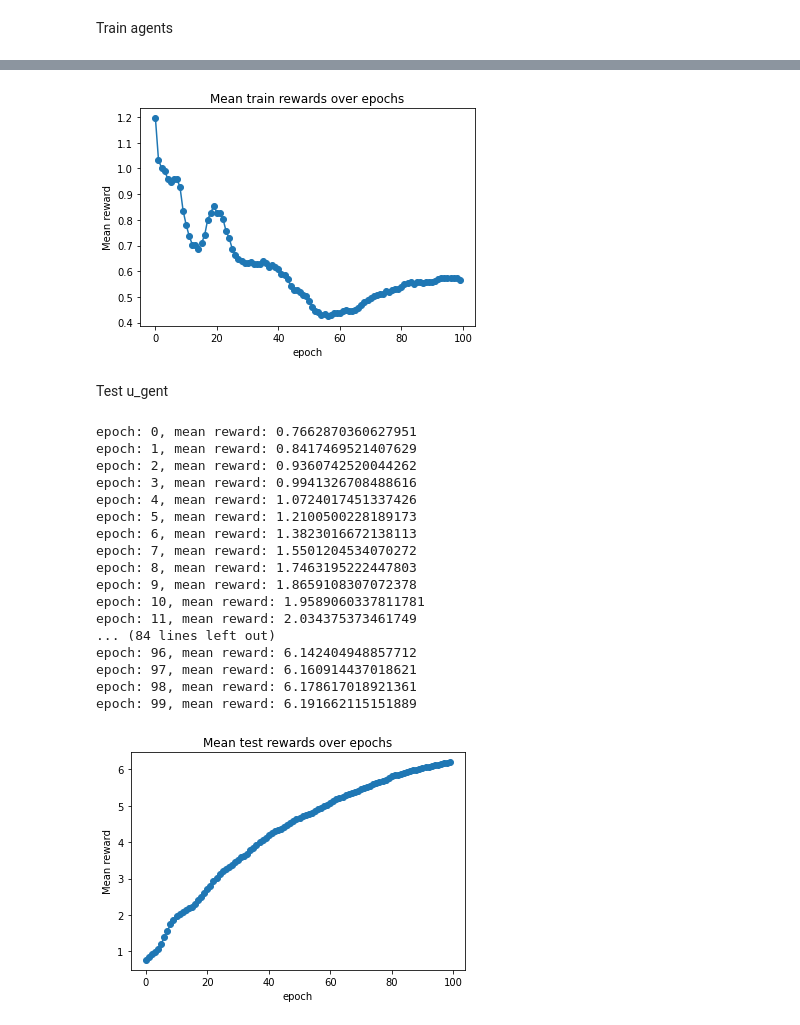
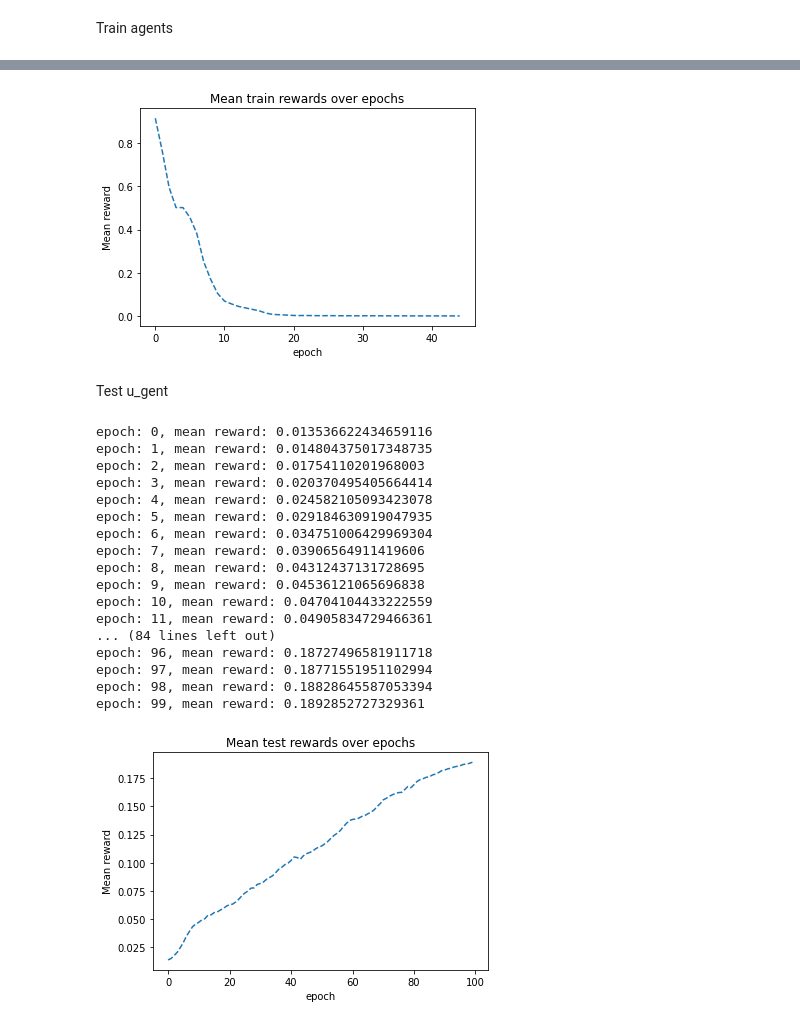
Before and after one commit to LiableFish/RL_Practise, a Jupyter notebook: UnequalGame/UnequalGameImplementation.ipynb, the cells around one changed output, grey strips where cells are left out. Drawn from its saved outputs; the diff is of its cells as text; code cells hidden in the pictures.

```diff
--- a/UnequalGame/UnequalGameImplementation.ipynb
+++ b/UnequalGame/UnequalGameImplementation.ipynb
@@ -103,10 +103,10 @@ class CCEMAgent(torch.nn.Module):
 
     def get_action(self, state, test=False):
         state = torch.FloatTensor(state)
-        predicted_action = self.network(state).detach().numpy()
+        predicted_action = self.network(state).detach().numpy() * self.action_max
         if not test:
             noise = self.noise_threshold * np.random.uniform(low=-self.action_max, high=self.action_max)
-            predicted_action = np.clip(predicted_action * self.action_max + noise, -self.action_max, self.action_max)
+            predicted_action = np.clip(predicted_action + noise, -self.action_max, self.action_max)
         return predicted_action
 
     def get_elite_states_and_actions(self, sessions, prefix):
@@ -141,7 +141,7 @@ class CCEMAgent(torch.nn.Module):
         elite_states, elite_actions = self.get_elite_states_and_actions(sessions, prefix=prefix)
 
         for _ in range(self.n_learning_per_fit):
-            predicted_action = self.network(elite_states)
+            predicted_action = self.network(elite_states) * self.action_max
             loss = torch.mean((predicted_action - elite_actions) ** 2)
             self.learn_network(loss)
 
@@ -227,11 +226,11 @@ KeyboardInterrupt: ignored
 # %%
-plt.plot(range(len(mean_rewards)), mean_rewards, '-o')
+plt.plot(range(len(mean_rewards)), mean_rewards, '--')
 plt.xlabel('epoch')
 plt.ylabel('Mean reward')
 plt.title('Mean train rewards over epochs')
 plt.show()
 # %% [output]
-[figure, old version]
+[figure, new version]
 # %% [markdown]
 Test u_gent
 # %%
@@ -239,28 +238,28 @@ v_test_agent = CCEMAgent((2,), (1,), percentile_param=70, action_max=env.v_actio
 # %%
 test_rewards = train_agents(u_agent, v_test_agent, env, n_epochs, n_sessions, epsilon, test=True)
 # %% [output]
-epoch: 0, mean reward: 0.7662870360627951
-epoch: 1, mean reward: 0.8417469521407629
-epoch: 2, mean reward: 0.9360742520044262
-epoch: 3, mean reward: 0.9941326708488616
-epoch: 4, mean reward: 1.0724017451337426
-epoch: 5, mean reward: 1.2100500228189173
-epoch: 6, mean reward: 1.3823016672138113
-epoch: 7, mean reward: 1.5501204534070272
-epoch: 8, mean reward: 1.7463195222447803
-epoch: 9, mean reward: 1.8659108307072378
-epoch: 10, mean reward: 1.9589060337811781
-epoch: 11, mean reward: 2.034375373461749
+epoch: 0, mean reward: 0.013536622434659116
+epoch: 1, mean reward: 0.014804375017348735
+epoch: 2, mean reward: 0.01754110201968003
+epoch: 3, mean reward: 0.020370495405664414
+epoch: 4, mean reward: 0.024582105093423078
+epoch: 5, mean reward: 0.029184630919047935
+epoch: 6, mean reward: 0.034751006429969304
+epoch: 7, mean reward: 0.03906564911419606
+epoch: 8, mean reward: 0.04312437131728695
+epoch: 9, mean reward: 0.04536121065696838
+epoch: 10, mean reward: 0.04704104433222559
+epoch: 11, mean reward: 0.04905834729466361
 ... (84 lines left out)
-epoch: 96, mean reward: 6.142404948857712
-epoch: 97, mean reward: 6.160914437018621
-epoch: 98, mean reward: 6.178617018921361
-epoch: 99, mean reward: 6.191662115151889
+epoch: 96, mean reward: 0.18727496581911718
+epoch: 97, mean reward: 0.18771551951102994
+epoch: 98, mean reward: 0.18828645587053394
+epoch: 99, mean reward: 0.1892852727329361
 # %%
-plt.plot(range(len(test_rewards)), test_rewards, '-o')
+plt.plot(range(len(test_rewards)), test_rewards, '--')
 plt.xlabel('epoch')
 plt.ylabel('Mean reward')
 plt.title('Mean test rewards over epochs')
 plt.show()
 # %% [output]
-[figure, old version]
+[figure, new version]
```
Also changed, not shown: parts of 1 cell of this notebook.
